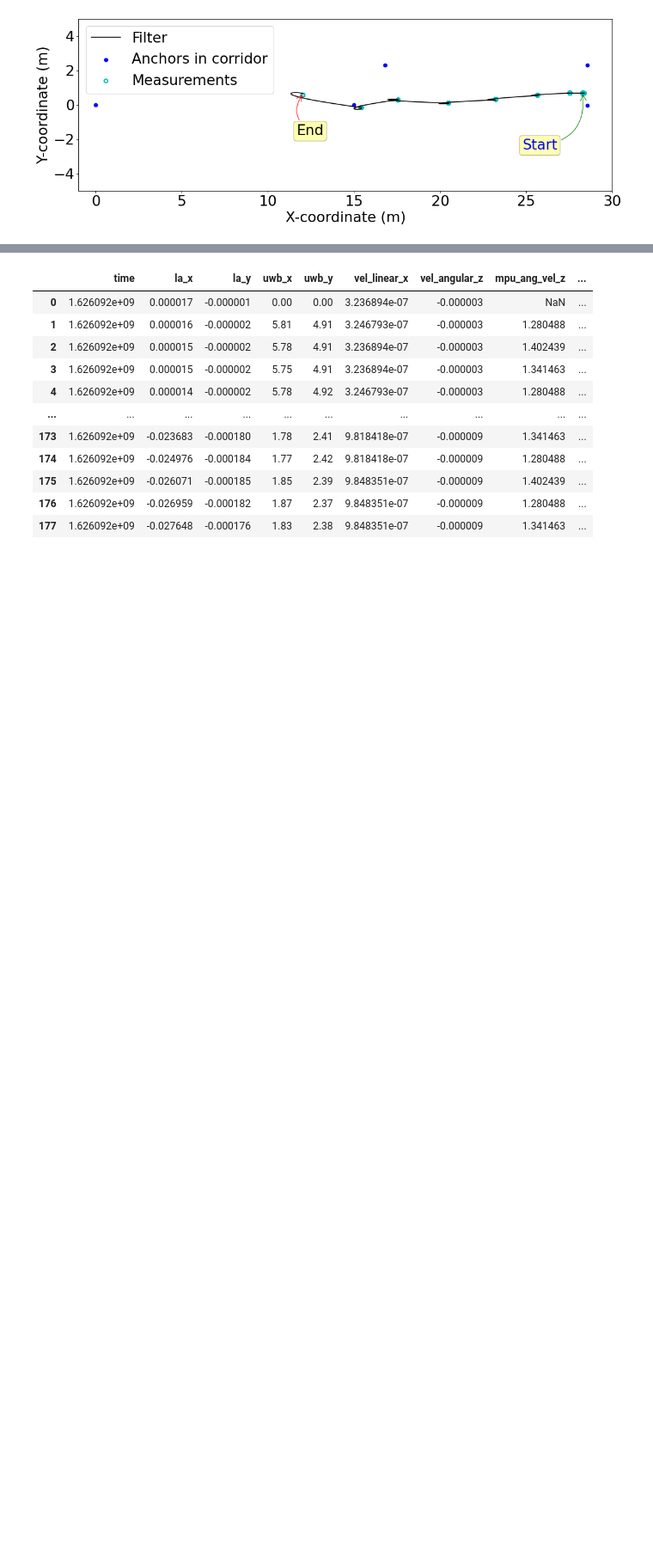
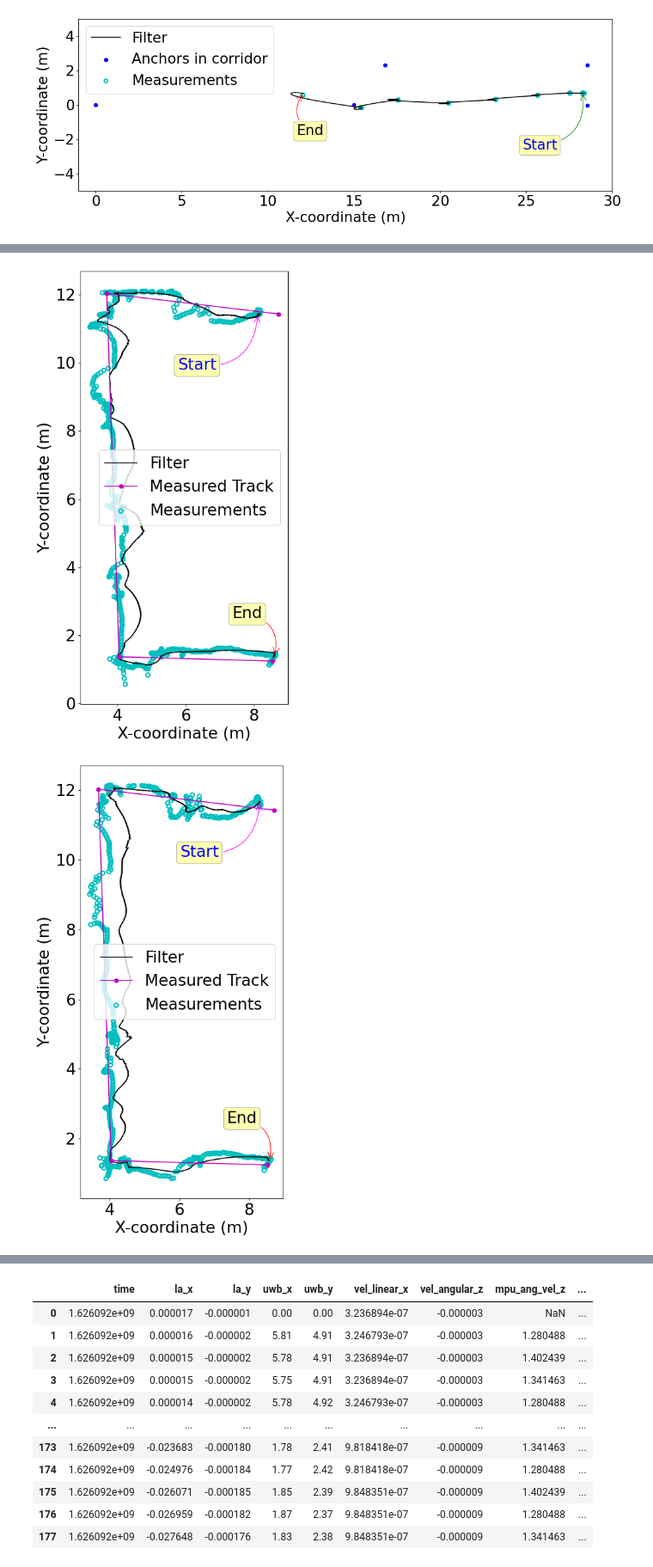
Before and after one commit to 850075610/sensor-fusion, a Jupyter notebook: data/track/track.ipynb, the cells around one changed output, grey strips where cells are left out. Shown at 86% size. Drawn from its saved outputs; the diff is of its cells as text; code cells hidden in the pictures; blank space fills up the shorter version.

```diff
--- a/data/track/track.ipynb
+++ b/data/track/track.ipynb
@@ -50,3 +52,6 @@ sensor_var_lateral = 0.125 ** 2
+# %%
+hxs = [8.723759999999999, 3.6838487394957995, 4.049650684931506, 8.538613138686127]
+hys = [11.424, 12.025176470588242, 1.373095890410959, 1.2489416058394163]
 # %%
 xs = [5.799013605442178, 5.677136752136748, 5.70306106870229, 5.09885606060606, 5.120082644628101, 4.572519379844961, 4.478495575221241, 2.03554054054054]
 ys = [4.865020408163268, 4.234247863247866, 3.7864122137404563, 3.554515151515152, 3.1047024793388442, 2.931767441860464, 2.4959646017699106, 2.353558558558559]
@@ -356,0 +387,8 @@ plt.legend(loc='best')
+# %%
+for i in range(1, 11):
+    if i == 5:
+        continue
+    kf_hall(i)
+# %% [output]
+[figure, added]
+[figure, added]
```
Also changed, not shown: parts of 6 cells of this notebook, 18 other files.
